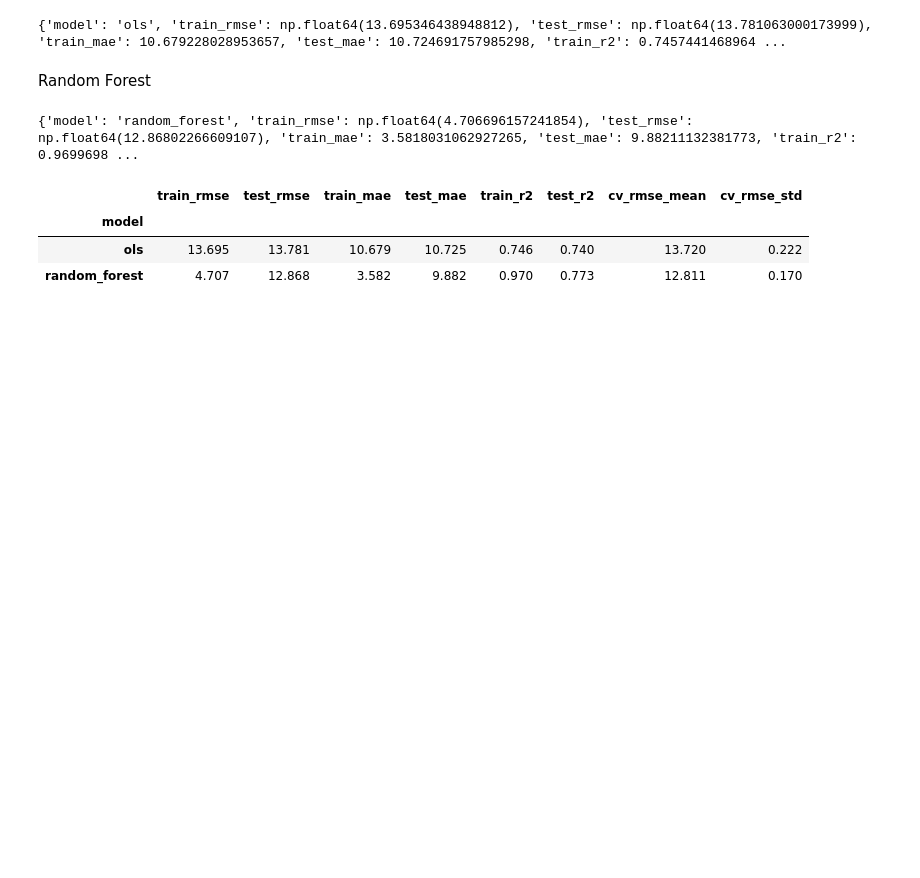
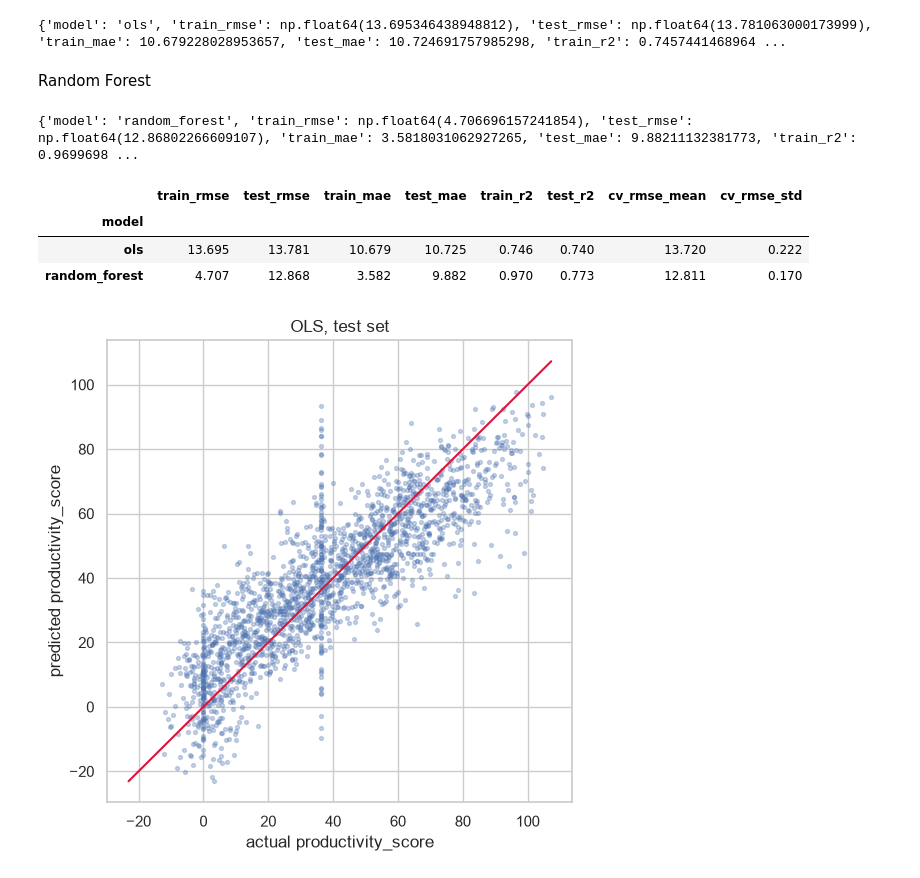
Before and after one commit to emfallat/CS5100-Final-Project, a Jupyter notebook: productivity.ipynb, the cells around one changed output. Cells and saved outputs as stored; diff of their text form; code cells hidden in the pictures; blank space fills up the shorter version.

```diff
--- a/productivity.ipynb
+++ b/productivity.ipynb
@@ -374,3 +372,17 @@ comparison
 | model |  |  |  |  |  |  |  |  |
 | ols | 13.695 | 13.781 | 10.679 | 10.725 | 0.746 | 0.740 | 13.720 | 0.222 |
 | random_forest | 4.707 | 12.868 | 3.582 | 9.882 | 0.970 | 0.773 | 12.811 | 0.170 |
+# %%
+#Predicted vs Actual
+pred_test_ols = ols.predict(X_test)
+
+fig, ax = plt.subplots(figsize=(6, 6))
+ax.scatter(y_test, pred_test_ols, s=8, alpha=0.3)
+lims = [min(y_test.min(), pred_test_ols.min()), max(y_test.max(), pred_test_ols.max())]
+ax.plot(lims, lims, color='crimson')
+ax.set_xlabel('actual productivity_score')
+ax.set_ylabel('predicted productivity_score')
+ax.set_title('OLS, test set')
+plt.show()
+# %% [output]
+[figure, added]
```
Also changed, not shown: parts of 3 cells of this notebook, 1 other file.
